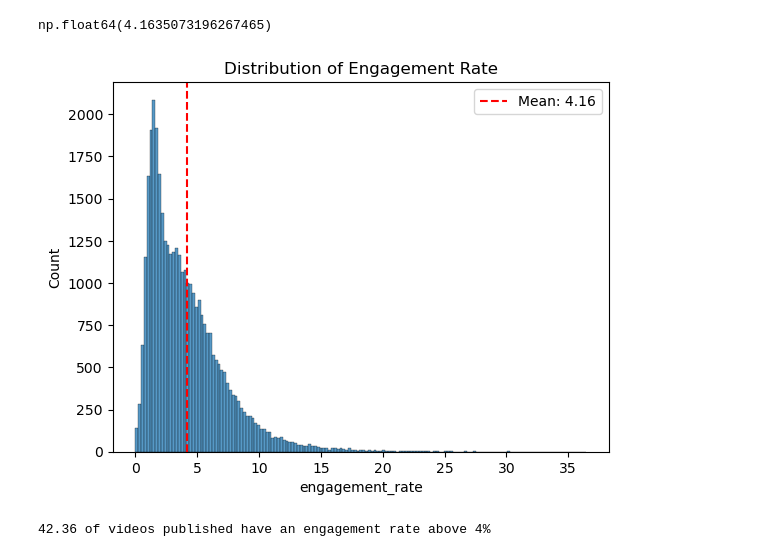
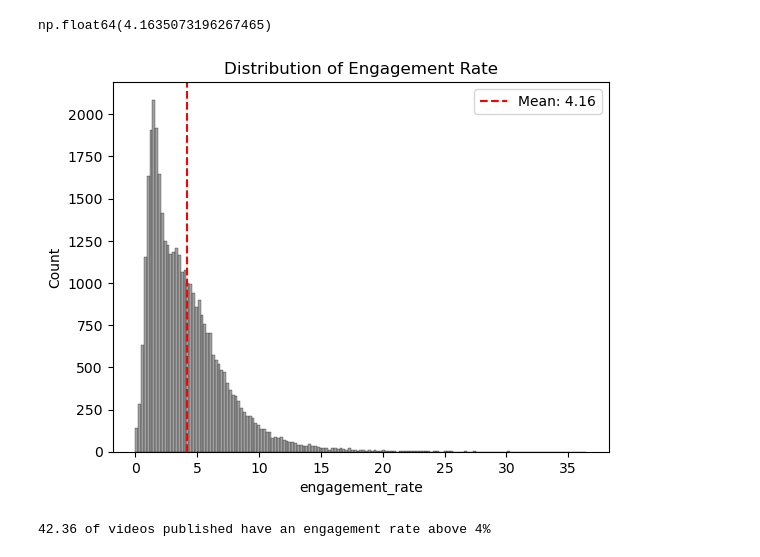
Before and after one commit to mhananem/project_youtube_data_wrangling, a Jupyter notebook: Youtube_project_structuring_data.ipynb, the cells around one changed output. Cells and saved outputs as stored; diff of their text form; code cells hidden in the pictures.

```diff
--- a/Youtube_project_structuring_data.ipynb
+++ b/Youtube_project_structuring_data.ipynb
@@ -123,15 +122,15 @@ average_engagement
 # %% [output]
 np.float64(4.1635073196267465)
 # %%
-sns.histplot(data=df_new, x="engagement_rate")
+sns.histplot(data=df_new, x="engagement_rate",  color="grey")
 
 plt.axvline(average_engagement, color="red", linestyle="--", label=f"Mean: {average_engagement:.2f}")
 
 plt.title("Distribution of Engagement Rate")
 plt.legend()
 plt.show()
 # %% [output]
-[figure, old version]
+[figure, new version]
 # %%
 df_egagement_rate_4 = df_new[df_new['engagement_rate']> 4]
 percentage = round(len(df_egagement_rate_4) / len(df_new) * 100,2)
```
Also changed, not shown: parts of 9 cells of this notebook, 2 other files.
